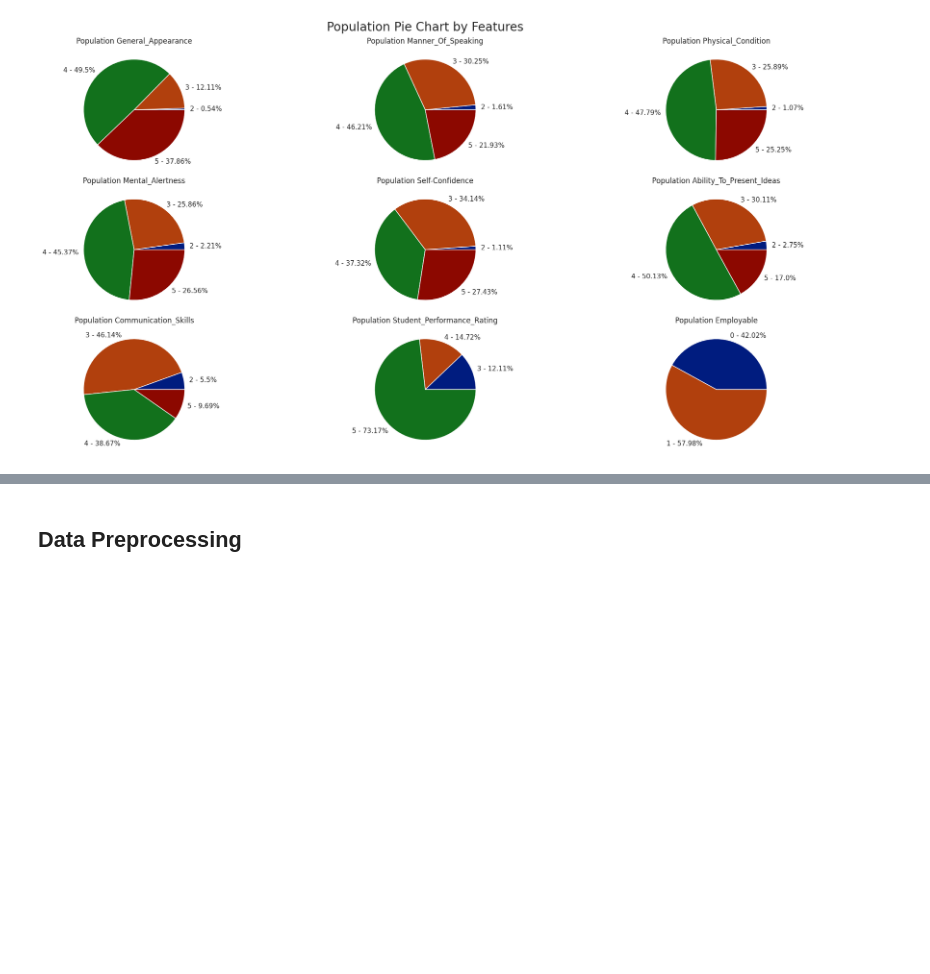
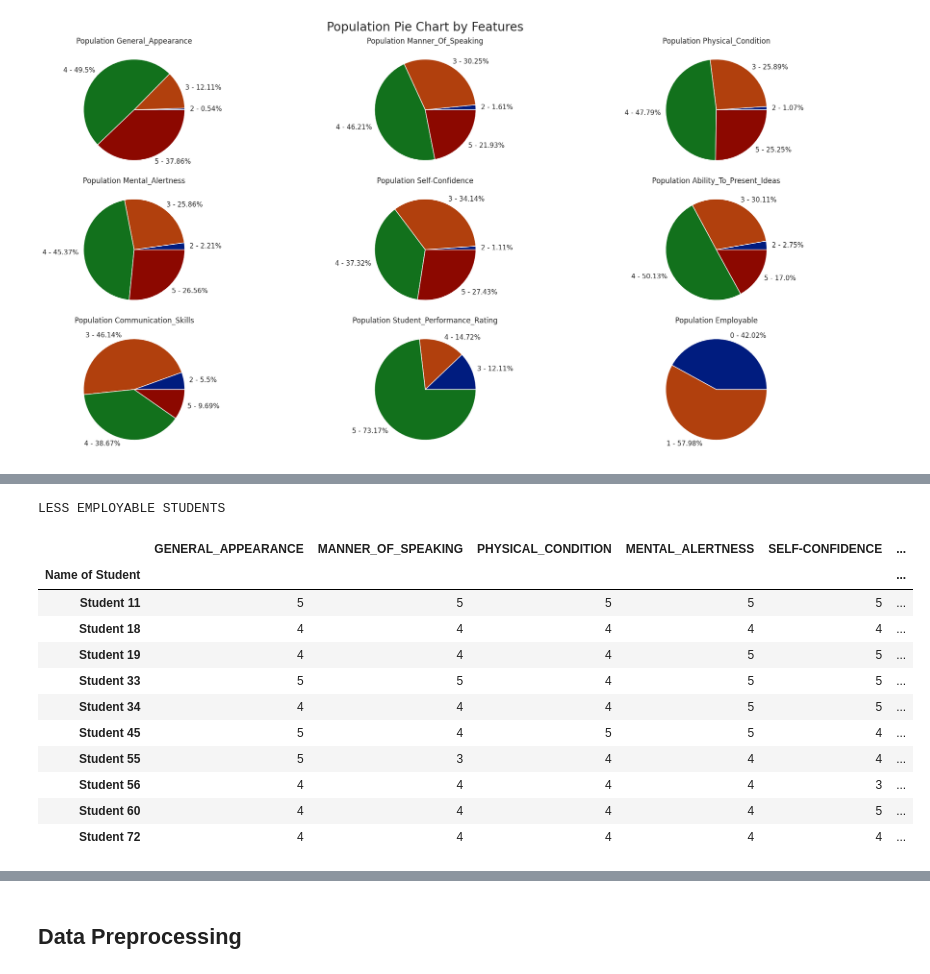
Before and after one commit to mahoangnhatphi/mle501, a Jupyter notebook: MSE_K12_MLE501_Ma_Hoang_Nhat_Phi.ipynb, the cells around one changed output, grey strips where cells are left out. Cells and saved outputs as stored; diff of their text form; code cells hidden in the pictures; blank space fills up the shorter version.

```diff
--- a/MSE_K12_MLE501_Ma_Hoang_Nhat_Phi.ipynb
+++ b/MSE_K12_MLE501_Ma_Hoang_Nhat_Phi.ipynb
@@ -357,0 +418,3 @@ plt.show()
+# %%
+df_less = data.loc[data['EMPLOYABLE'] == 0]
+df_less.head()
@@ -357,0 +454,17 @@ plt.show()
+# %%
+print('LESS EMPLOYABLE STUDENTS')
+df_less.loc[df_ave_less['Average Score'] > 3.5].head(10)
+# %% [output]
+LESS EMPLOYABLE STUDENTS
+|  | GENERAL_APPEARANCE | MANNER_OF_SPEAKING | PHYSICAL_CONDITION | MENTAL_ALERTNESS | SELF-CONFIDENCE | ... |
+| Name of Student |  |  |  |  |  | ... |
+| Student 11 | 5 | 5 | 5 | 5 | 5 | ... |
+| Student 18 | 4 | 4 | 4 | 4 | 4 | ... |
+| Student 19 | 4 | 4 | 4 | 5 | 5 | ... |
+| Student 33 | 5 | 5 | 4 | 5 | 5 | ... |
+| Student 34 | 4 | 4 | 4 | 5 | 5 | ... |
+| Student 45 | 5 | 4 | 5 | 5 | 4 | ... |
+| Student 55 | 5 | 3 | 4 | 4 | 4 | ... |
+| Student 56 | 4 | 4 | 4 | 4 | 3 | ... |
+| Student 60 | 4 | 4 | 4 | 4 | 5 | ... |
+| Student 72 | 4 | 4 | 4 | 4 | 4 | ... |
```
Also changed, not shown: parts of 7 cells of this notebook.
